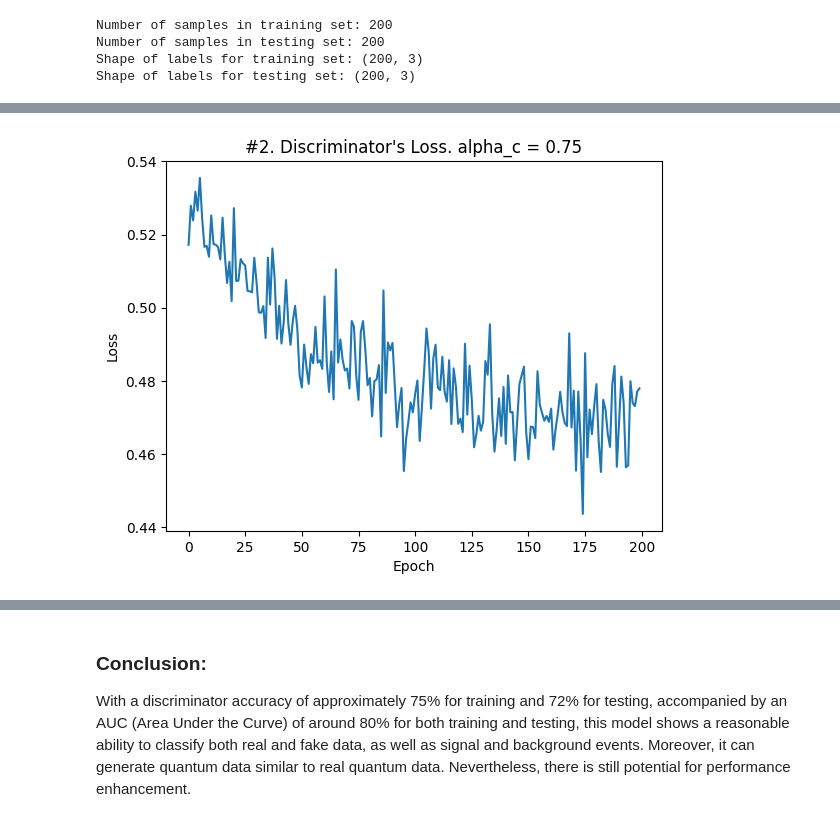
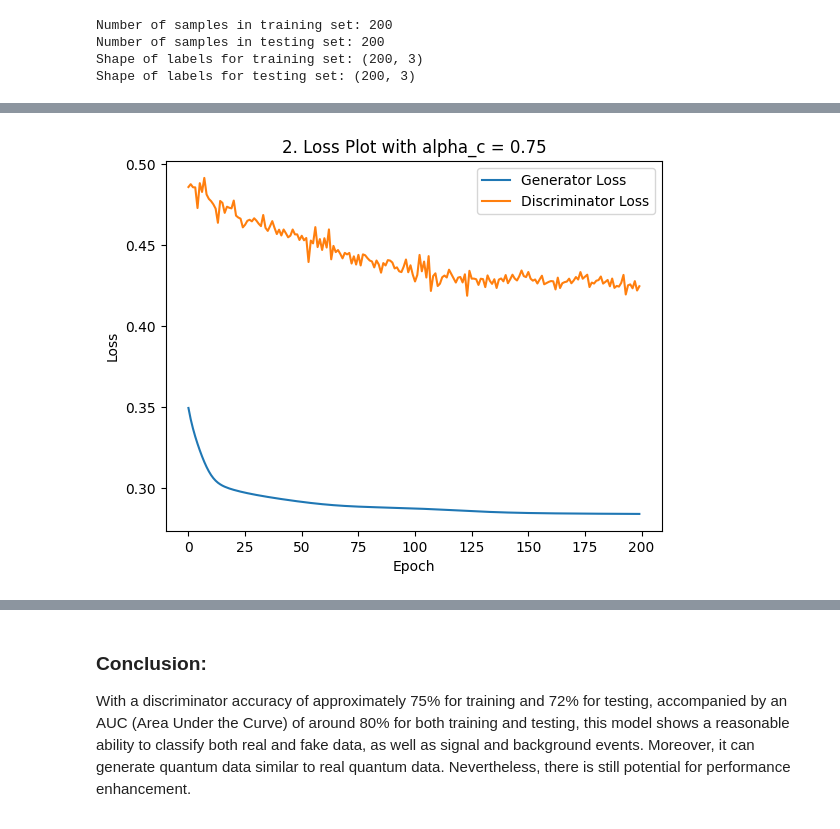
Before and after one commit to LazaroR-u/GSoC_QMLHEP_2024, a Jupyter notebook: tasks/task_IV_GSoC.ipynb, the cells around one changed output, grey strips where cells are left out. Saved outputs shown, nothing was run; the diff lists cells and outputs as text; code cells hidden in the pictures.

```diff
--- a/tasks/task_IV_GSoC.ipynb
+++ b/tasks/task_IV_GSoC.ipynb
@@ -467,7 +447,7 @@ def discriminator_model(weights_disc):
     data_input = tf.keras.Input(shape=(), dtype=tf.dtypes.string)
 
     # Define the PQC layer for the discriminator
-    qdisc_layer = tfq.layers.PQC(discriminator(qgan_qubits[:int((len(qgan_qubits)-(num_class+1))/2)],
+    qdisc_layer = tfq.layers.PQC(discriminator(qgan_qubits[:int(len(qgan_qubits)-(num_class+1))],
                                  qgan_qubits[len(qgan_qubits)-(num_class+1):], weights_disc, layer=disc_layer),
                                  disc_readout_operators, name='qdisc_layer')(data_input)
 
@@ -528,7 +508,9 @@ def generator_model(symbols_gen, weights_disc):
 
     # Define the PQC layer for the generator using the generator-discriminator circuit
     qgen_layer = tfq.layers.PQC(create_gen_disc_circuit(symbols_gen, weights_disc,
-                                  qgan_qubits, num_features, num_class, gen_layer=gen_layer, disc_layer=disc_layer),
+                                                        #qgan_qubits[:int(len(qgan_qubits)-(num_class+1))],
+                                                        qgan_qubits,
+                                                        num_features, num_class, gen_layer=gen_layer, disc_layer=disc_layer),
                                   gen_readout_operators, name='qgen_layer')(data_input)
 
     # Define the generator model using the defined layers
@@ -826,4 +743,4 @@ qgen_model = generator_model(symbols_gen, qdisc_model.get_weights()[0])
 gen_model_cp, disc_model_cp = checkpoints(cycle=2)
 # %%
 # Fit the Generator Model
-H = train_qgen(1000, 100, 1)
+G = train_qgen(200, 10, 0)
@@ -881,4 +771,4 @@ Shape of labels for training set: (200, 3)
 Shape of labels for testing set: (200, 3)
 # %%
 # Fit the Discriminator Model
-H = train_qdisc(200, 64, 1)
+H = train_qdisc(200, 64, 0)
@@ -903,12 +775,15 @@ Epoch 200/200
 # %%
-# Plot the discriminator's loss over epochs
-plt.plot(H.history['loss'])
+# Plot the generator and discriminator loss over epochs
+plt.plot(G.history['loss'], label = "Generator Loss")
+plt.plot(H.history['loss'], label = "Discriminator Loss")
+
 plt.xlabel('Epoch')
 plt.ylabel('Loss')
-plt.title("#2. Discriminator's Loss. alpha_c = 0.75")
+plt.legend()
+plt.title("2. Loss Plot with alpha_c = 0.75")
 plt.show()
 # %% [output]
-[figure, old version]
+[figure, new version]
 # %%
 # Plot the discriminator's accuracy over epochs
 plt.plot(H.history['custom_accuracy'])
```
Also changed, not shown: parts of 24 cells of this notebook.
